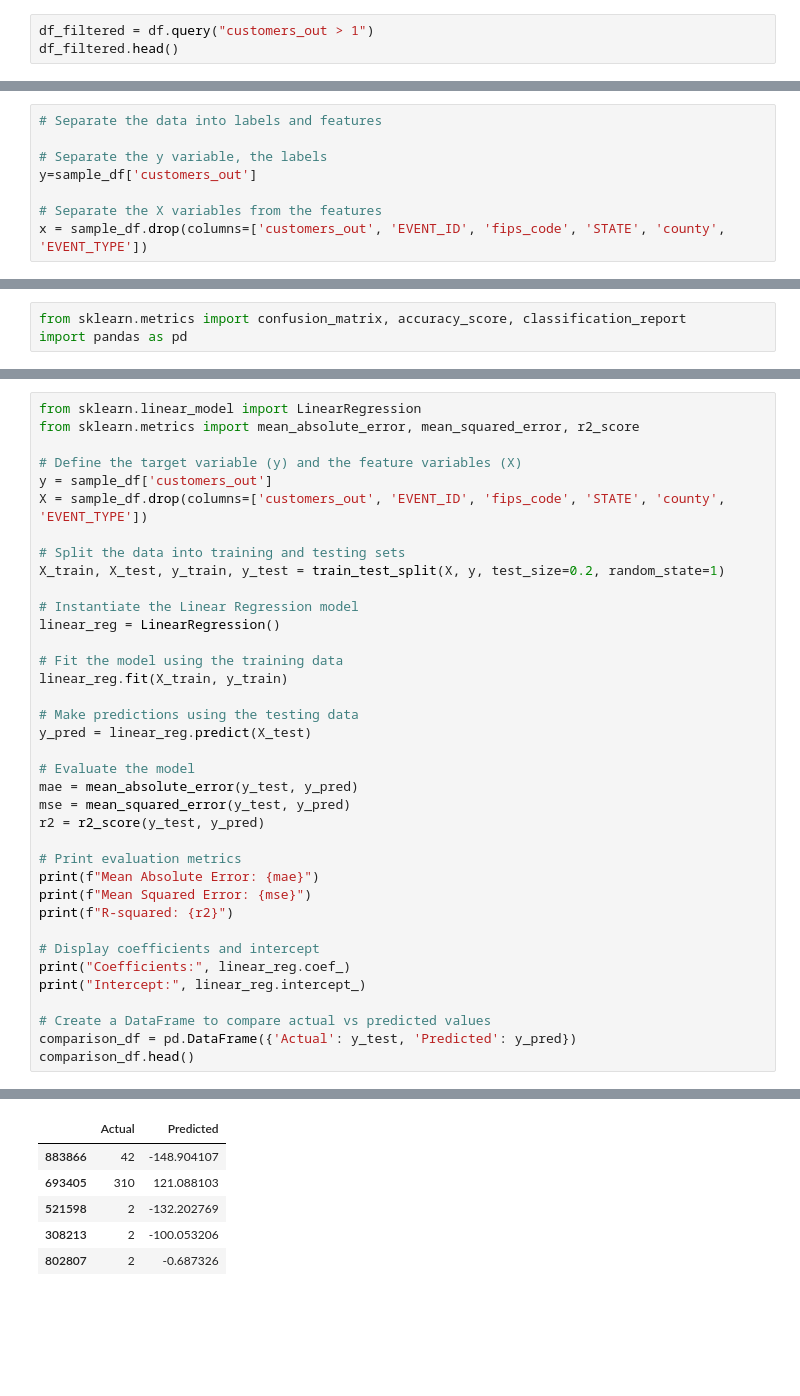
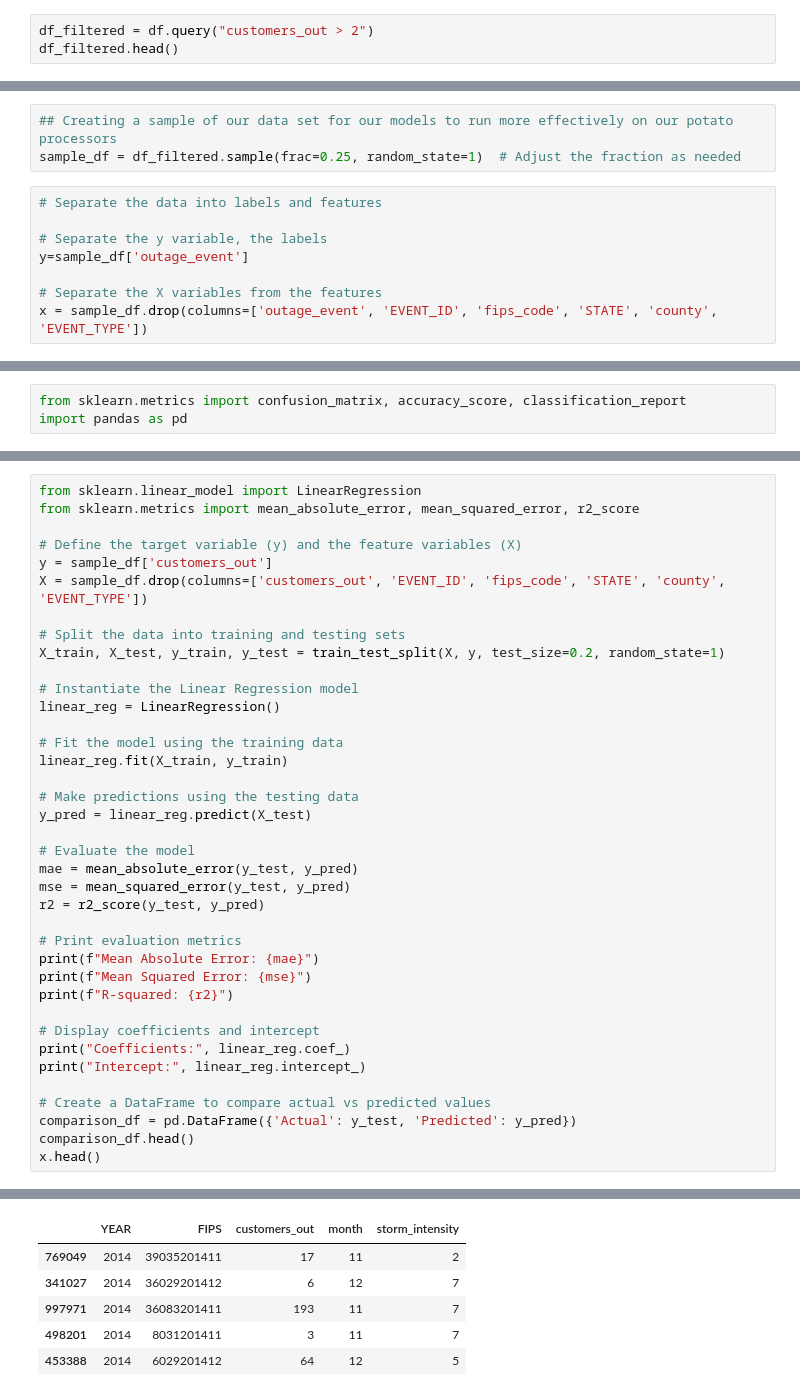
Before and after one commit to bseri0/prj_4, a Jupyter notebook: s3-outage-train.ipynb, the cells around one changed output, grey strips where cells are left out. Drawn from its saved outputs; the diff is of its cells as text; blank space fills up the shorter version.

```diff
--- a/s3-outage-train.ipynb
+++ b/s3-outage-train.ipynb
@@ -148,7 +148,7 @@ Due to the dataset containing many rows of value "1" for the amount of customers
 # %% [markdown]
 Create the labels set (`y`)  from the customers out value column, and then create the features (`X`) DataFrame from the remaining columns.
 # %%
-df_filtered = df.query("customers_out > 1")
+df_filtered = df.query("customers_out > 2")
 df_filtered.head()
 # %% [output]
 |  | EVENT_ID | STATE | county | YEAR | EVENT_TYPE | FIPS | customers_out | fips_code |
@@ -270,11 +268,14 @@ sample_df = df_filtered.sample(frac=0.1, random_state=42)  # Adjust the fraction
+# %%
+## Creating a sample of our data set for our models to run more effectively on our potato processors
+sample_df = df_filtered.sample(frac=0.25, random_state=1)  # Adjust the fraction as needed
 # %%
 # Separate the data into labels and features
 
 # Separate the y variable, the labels
-y=sample_df['customers_out']
+y=sample_df['outage_event']
 
 # Separate the X variables from the features
-x = sample_df.drop(columns=['customers_out', 'EVENT_ID', 'fips_code', 'STATE', 'county', 'EVENT_TYPE'])
+x = sample_df.drop(columns=['outage_event', 'EVENT_ID', 'fips_code', 'STATE', 'county', 'EVENT_TYPE'])
 # %%
 y.head()
 # %% [output]
@@ -467,4 +459,5 @@ print("Intercept:", linear_reg.intercept_)
 # Create a DataFrame to compare actual vs predicted values
 comparison_df = pd.DataFrame({'Actual': y_test, 'Predicted': y_pred})
 comparison_df.head()
+x.head()
 # %% [output]
@@ -477,6 +470,6 @@ Intercept: 2687.625800479301
-|  | Actual | Predicted |
-| 883866 | 42 | -148.904107 |
-| 693405 | 310 | 121.088103 |
-| 521598 | 2 | -132.202769 |
-| 308213 | 2 | -100.053206 |
-| 802807 | 2 | -0.687326 |
+|  | YEAR | FIPS | customers_out | month | storm_intensity |
+| 769049 | 2014 | 39035201411 | 17 | 11 | 2 |
+| 341027 | 2014 | 36029201412 | 6 | 12 | 7 |
+| 997971 | 2014 | 36083201411 | 193 | 11 | 7 |
+| 498201 | 2014 | 8031201411 | 3 | 11 | 7 |
+| 453388 | 2014 | 6029201412 | 64 | 12 | 5 |
```
Also changed, not shown: parts of 16 cells of this notebook.
